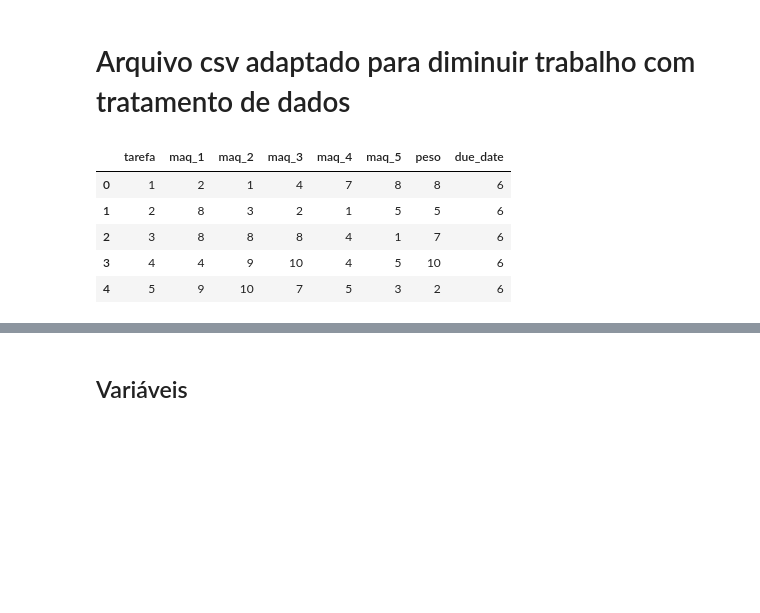
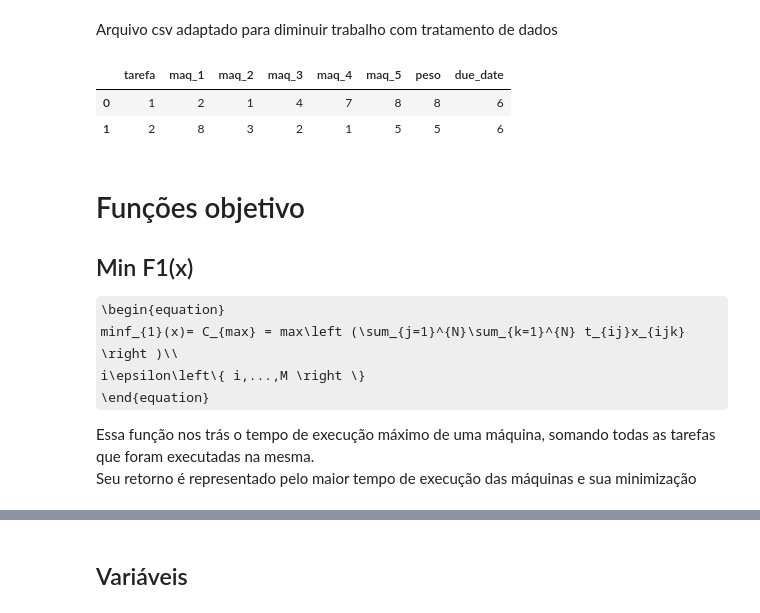
Before and after one commit to LucasAzvd/teoria-da-decisao, a Jupyter notebook: main.ipynb, the cells around one changed output, grey strips where cells are left out. Drawn from its saved outputs; the diff is of its cells as text; code cells hidden in the pictures; some formulas as TeX source; blank space fills up the shorter version.

```diff
--- a/main.ipynb
+++ b/main.ipynb
@@ -4,12 +8,22 @@ import numpy as np
 # %% [markdown]
-# Arquivo csv adaptado para diminuir trabalho com tratamento de dados
+Arquivo csv adaptado para diminuir trabalho com tratamento de dados
-# %%
-df = pd.read_csv('data/i5x25.csv')
-df.head()
-# %% [output]
-|  | tarefa | maq_1 | maq_2 | maq_3 | maq_4 | maq_5 | peso | due_date |
-| 0 | 1 | 2 | 1 | 4 | 7 | 8 | 8 | 6 |
-| 1 | 2 | 8 | 3 | 2 | 1 | 5 | 5 | 6 |
-| 2 | 3 | 8 | 8 | 8 | 4 | 1 | 7 | 6 |
-| 3 | 4 | 4 | 9 | 10 | 4 | 5 | 10 | 6 |
-| 4 | 5 | 9 | 10 | 7 | 5 | 3 | 2 | 6 |
+# %%
+url = "https://raw.githubusercontent.com/LucasAzvd/teoria-da-decis-o/main/data/i5x25.csv?token=AI4MMZ7EIWXSKHPQXONNAFDBUO2SO"
+df = pd.read_csv(url)
+df.head(2)
+# %% [output]
+|  | tarefa | maq_1 | maq_2 | maq_3 | maq_4 | maq_5 | peso | due_date |
+| 0 | 1 | 2 | 1 | 4 | 7 | 8 | 8 | 6 |
+| 1 | 2 | 8 | 3 | 2 | 1 | 5 | 5 | 6 |
+# %% [markdown]
+# Funções objetivo
+
+## Min F1(x)
+
+\begin{equation}
+minf_{1}(x)= C_{max} = max\left (\sum_{j=1}^{N}\sum_{k=1}^{N} t_{ij}x_{ijk}  \right )\\
+i\epsilon\left\{ i,...,M \right \}
+\end{equation}
+
+Essa função nos trás o tempo de execução máximo de uma máquina, somando todas as tarefas que foram executadas na mesma.
+Seu retorno é representado pelo maior tempo de execução das máquinas e sua minimização
```
Also changed, not shown: parts of 27 cells of this notebook.
